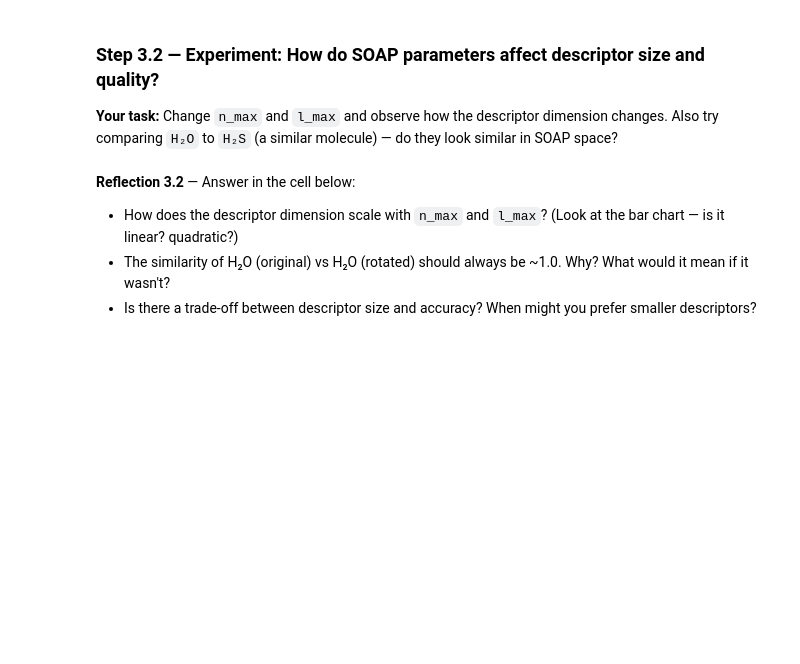
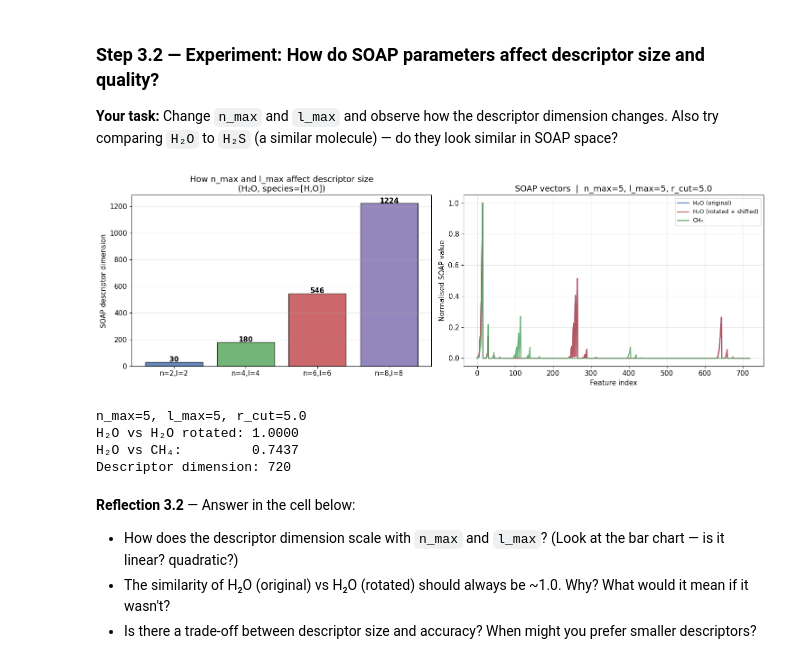
Before and after one commit to MrDNAlex/NE-452-Special-Topics-in-Nanoscale-Simulations, a Jupyter notebook: Labs/Machine Learning Interatomic Potentials/Lab 1 - 2/Atomic_Descriptors_for_Machine_Learning_Interatomic_Potentials.ipynb, the cells around one changed output. Drawn from its saved outputs; the diff is of its cells as text; code cells hidden in the pictures; blank space fills up the shorter version.

```diff
--- a/Labs/Machine Learning Interatomic Potentials/Lab 1 - 2/Atomic_Descriptors_for_Machine_Learning_Interatomic_Potentials.ipynb
+++ b/Labs/Machine Learning Interatomic Potentials/Lab 1 - 2/Atomic_Descriptors_for_Machine_Learning_Interatomic_Potentials.ipynb
@@ -464,8 +493,8 @@ print(f'H₂O vs CH₄:                       similarity = {sim_diff:.6f}  → s
 # %%
 # ── EXPERIMENT CELL ──────────────────────────────────────────────────────────
 # 👉 CHANGE THESE:
-n_max = 4    # <-- try: 2, 4, 6, 8
-l_max = 4    # <-- try: 2, 4, 6, 8
+n_max = 5    # <-- try: 2, 4, 6, 8
+l_max = 5    # <-- try: 2, 4, 6, 8
 r_cut = 5.0  # <-- try: 3.0, 5.0, 8.0
 
 # ── (do not change below) ────────────────────────────────────────────────────
@@ -482,33 +511,39 @@ fig, axes = plt.subplots(1, 2, figsize=(15, 5))
 labels = [f'n={nm},l={lm}' for nm,lm in params_grid]
 bar_colors = ['#4C72B0','#5BA85F','#C44E52','#8172B2']
 bars = axes[0].bar(labels, sizes, color=bar_colors, alpha=0.85, edgecolor='black')
 for bar, s in zip(bars, sizes):
     axes[0].text(bar.get_x()+bar.get_width()/2, bar.get_height()+2,
                  str(s), ha='center', fontweight='bold')
 axes[0].set_ylabel('SOAP descriptor dimension')
 axes[0].set_title('How n_max and l_max affect descriptor size\n(H₂O, species=[H,O])')
 axes[0].grid(axis='y', alpha=0.3)
 
 # Right: current parameter descriptor plots
 descs_exp = compute_soap([water1, water2, methane], species=['H','C','O'],
                           r_cut=r_cut, n_max=n_max, l_max=l_max)
 for desc, name, color in zip(descs_exp, names, ['#4C72B0','#C44E52','#55A868']):
     axes[1].plot(desc/max(abs(desc)), label=name, linewidth=1.8, alpha=0.85, color=color)
 axes[1].set_xlabel('Feature index')
 axes[1].set_ylabel('Normalised SOAP value')
 axes[1].set_title(f'SOAP vectors  |  n_max={n_max}, l_max={l_max}, r_cut={r_cut}')
 axes[1].legend(fontsize=9)
 axes[1].grid(alpha=0.3)
 
 plt.tight_layout()
 plt.show()
 
 sim_w  = cosine_sim(descs_exp[0], descs_exp[1])
 sim_wm = cosine_sim(descs_exp[0], descs_exp[2])
 print(f'n_max={n_max}, l_max={l_max}, r_cut={r_cut}')
 print(f'H₂O vs H₂O rotated: {sim_w:.4f}')
 print(f'H₂O vs CH₄:         {sim_wm:.4f}')
 print(f'Descriptor dimension: {len(descs_exp[0])}')
+# %% [output]
+[figure, added]
+n_max=5, l_max=5, r_cut=5.0
+H₂O vs H₂O rotated: 1.0000
+H₂O vs CH₄:         0.7437
+Descriptor dimension: 720
 # %% [markdown]
 **Reflection 3.2**  — Answer in the cell below:
 - How does the descriptor dimension scale with `n_max` and `l_max`? (Look at the bar chart — is it linear? quadratic?)
```
Also changed, not shown: parts of 15 cells of this notebook, 1 other file.
